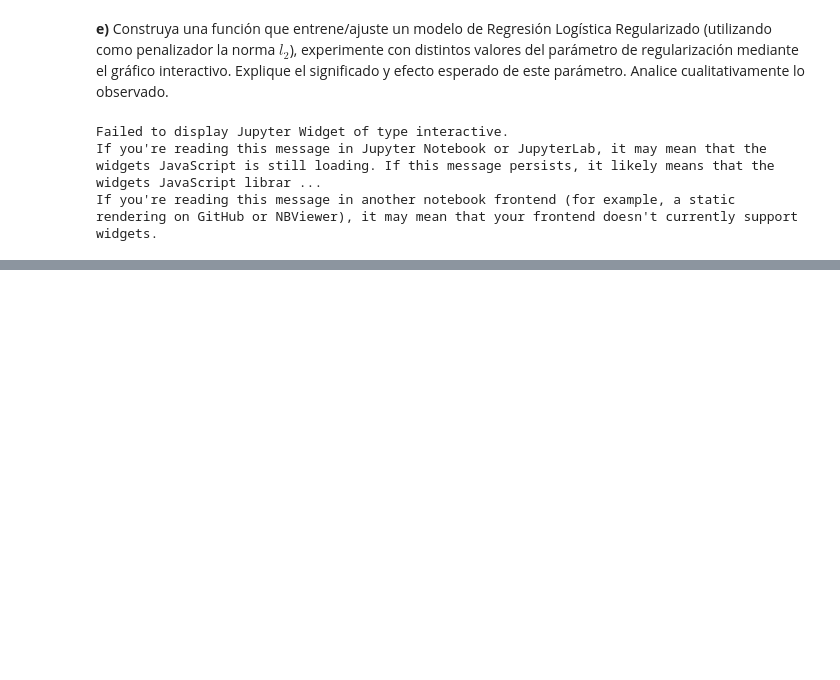
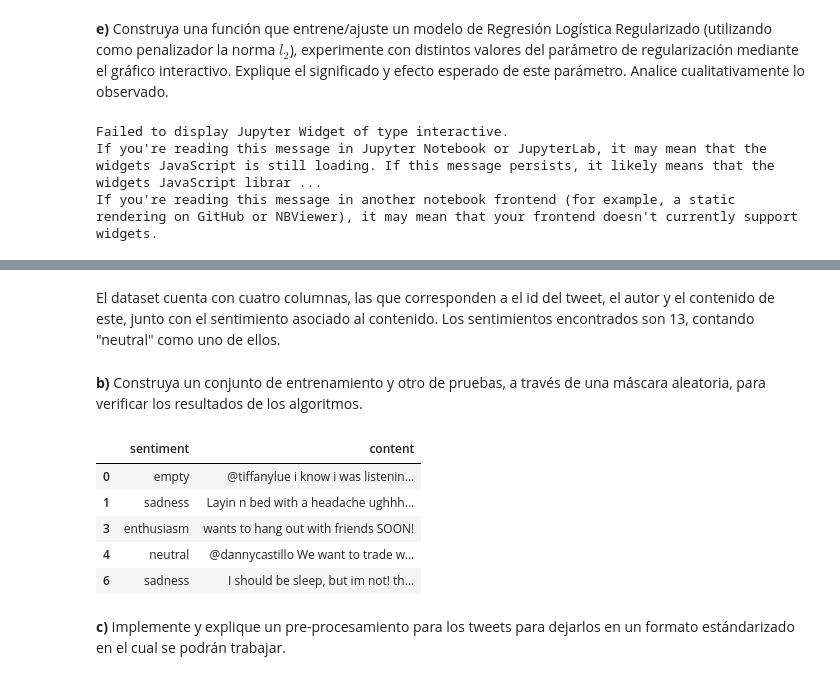
Before and after one commit to TareasJF/INF393, a Jupyter notebook: T2/Tarea2.ipynb, the cells around one changed output, grey strips where cells are left out. Drawn from its saved outputs; the diff is of its cells as text; code cells hidden in the pictures; blank space fills up the shorter version.

```diff
--- a/T2/Tarea2.ipynb
+++ b/T2/Tarea2.ipynb
@@ -94,0 +131,25 @@ If you're reading this message in another notebook frontend (for example, a stat
+# %% [markdown]
+El dataset cuenta con cuatro columnas, las que corresponden a el id del tweet, el autor y el contenido de este, junto con el sentimiento asociado al contenido.
+Los sentimientos encontrados son 13, contando "neutral" como uno de ellos.
+# %% [markdown]
+**b)** Construya un conjunto de entrenamiento y otro de pruebas, a través de una máscara aleatoria, para verificar los resultados de los algoritmos.
+# %%
+import numpy as np
+np.random.seed(14)
+
+msk = np.random.rand(len(tweets)) < 0.8
+
+df = tweets.copy()
+df.drop(['tweet_id','author'],axis=1,inplace=True)
+
+df_train = df[msk]
+df_test = df[~msk]
+
+df_train.head()
+# %% [output]
+|  | sentiment | content |
+| 0 | empty | @tiffanylue i know i was listenin... |
+| 1 | sadness | Layin n bed with a headache ughhh... |
+| 3 | enthusiasm | wants to hang out with friends SOON! |
+| 4 | neutral | @dannycastillo We want to trade w... |
+| 6 | sadness | I should be sleep, but im not! th... |
@@ -94,0 +158,2 @@ If you're reading this message in another notebook frontend (for example, a stat
+# %% [markdown]
+**c)** Implemente y explique un pre-procesamiento para los tweets para dejarlos en un formato estándarizado en el cual se podrán trabajar.
```
Also changed, not shown: parts of 10 cells of this notebook, 2 other files.
